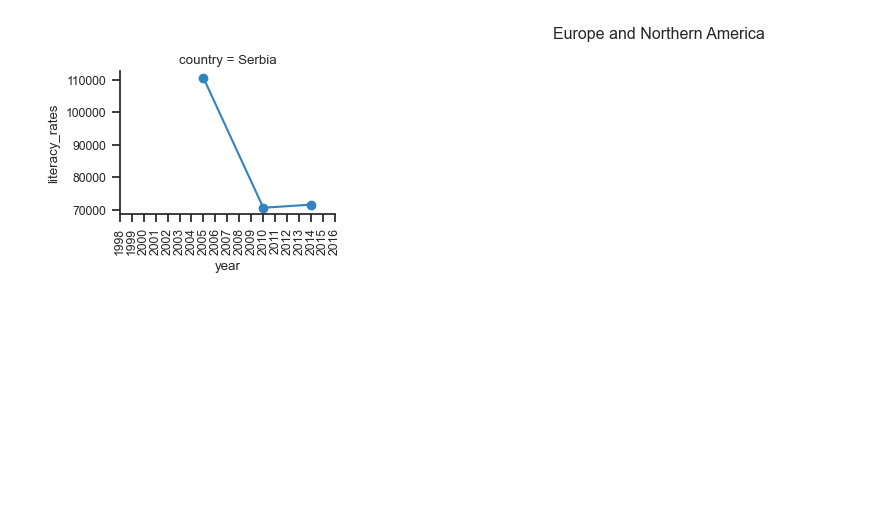
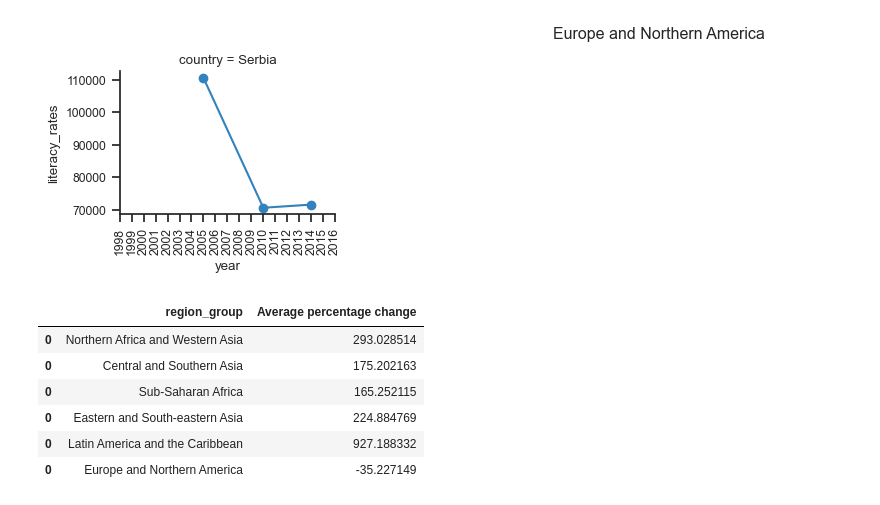
Before and after one commit to ubco-W2022T2-data301/project-group-group18, a Jupyter notebook: analysis/analysis1.ipynb, the cells around one changed output. Cells and saved outputs as stored; diff of their text form; code cells hidden in the pictures; blank space fills up the shorter version.

```diff
--- a/analysis/analysis1.ipynb
+++ b/analysis/analysis1.ipynb
@@ -79 +54,11 @@ for i in range(6):
+# %%
+data_plot2
+# %% [output]
+|  | region_group | Average percentage change |
+| 0 | Northern Africa and Western Asia | 293.028514 |
+| 0 | Central and Southern Asia | 175.202163 |
+| 0 | Sub-Saharan Africa | 165.252115 |
+| 0 | Eastern and South-eastern Asia | 224.884769 |
+| 0 | Latin America and the Caribbean | 927.188332 |
+| 0 | Europe and Northern America | -35.227149 |
 # %%
```
Also changed, not shown: parts of 15 cells of this notebook, 1 other file.
